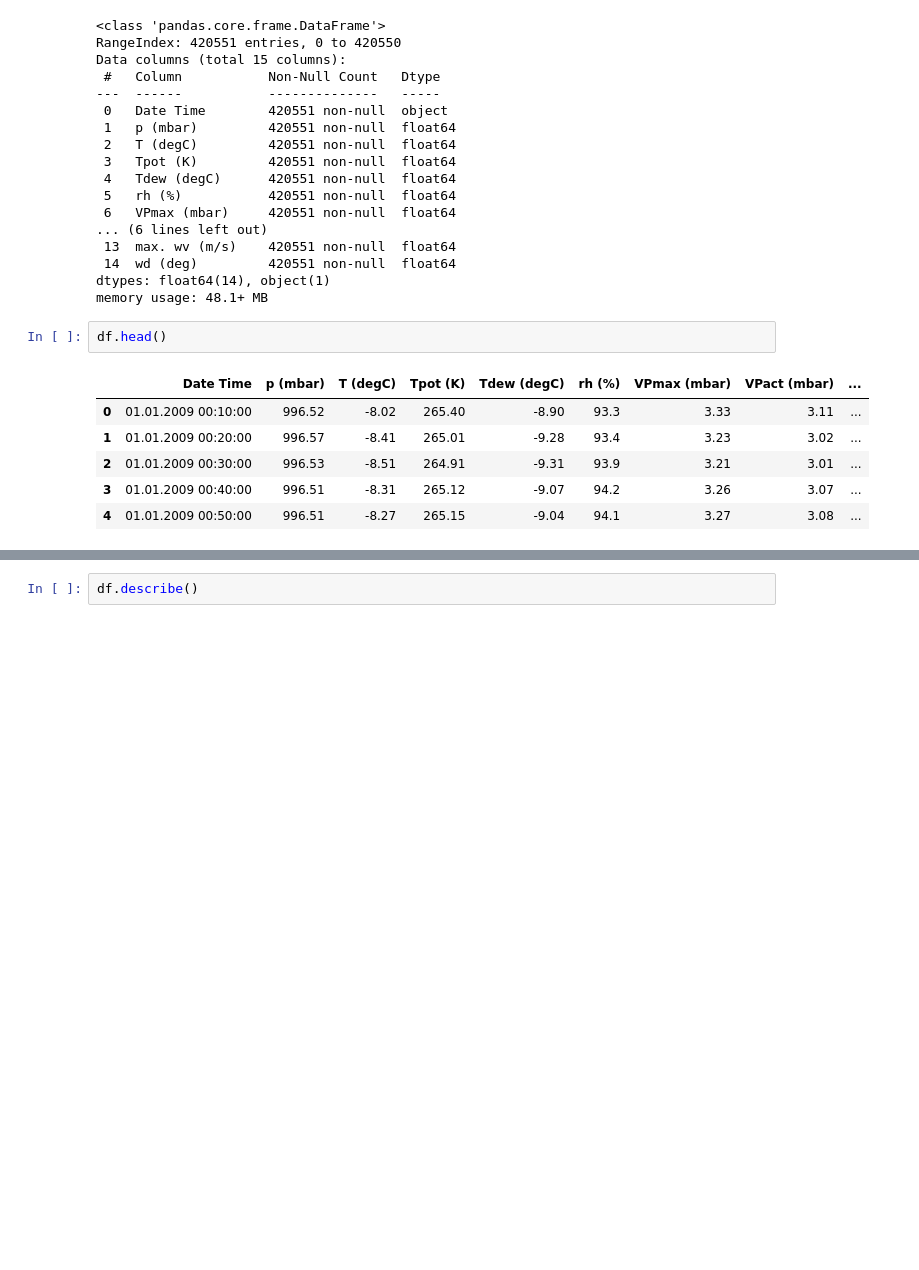
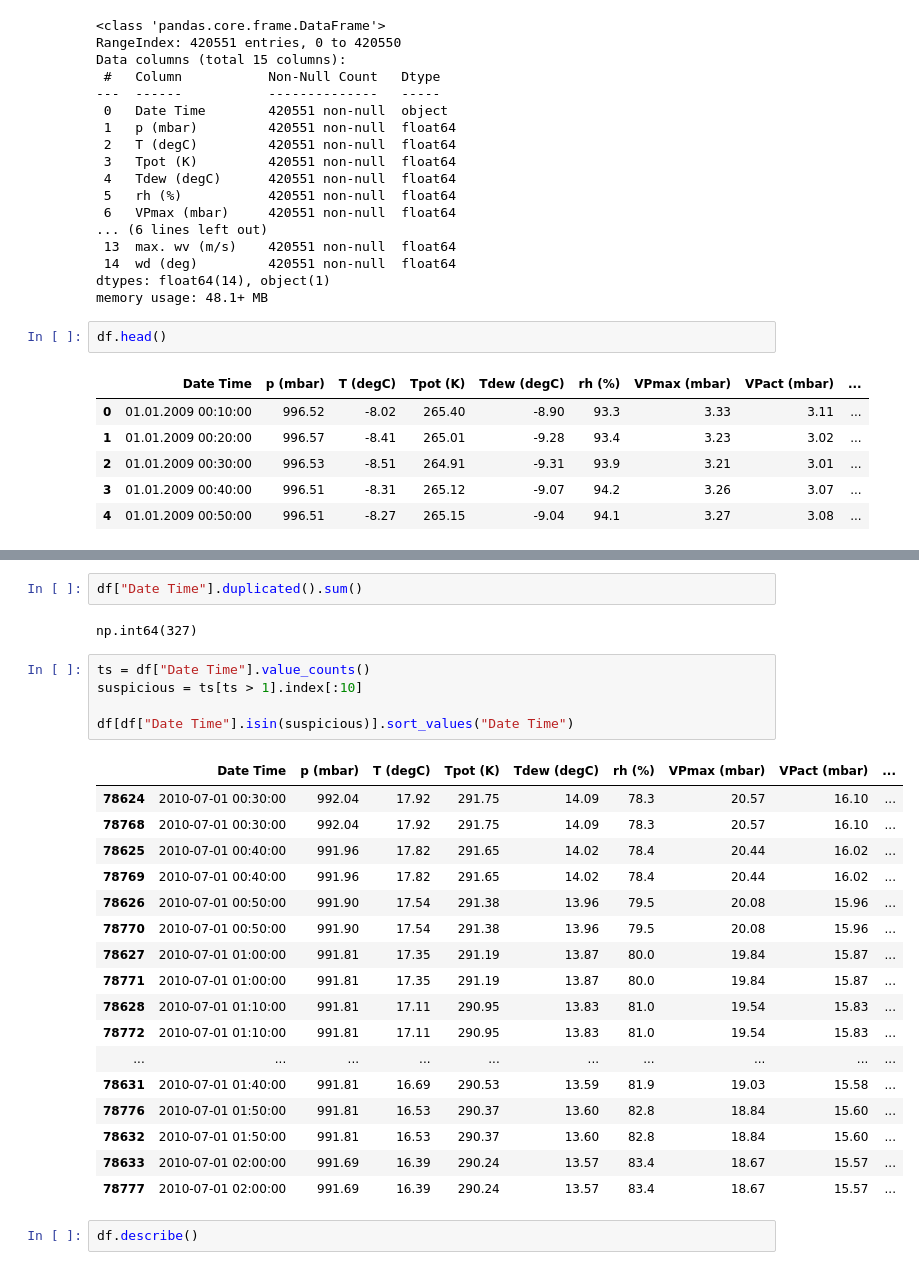
Before and after one commit to eexzzm/anomaly-detection-weather, a Jupyter notebook: notebook/eda.ipynb, the cells around one changed output, grey strips where cells are left out. Cells and saved outputs as stored; diff of their text form; blank space fills up the shorter version.

Commit message:
feat: duplicate values exploration

```diff
--- a/notebook/eda.ipynb
+++ b/notebook/eda.ipynb
@@ -41,3 +81,30 @@ df.head()
+# %%
+df["Date Time"].duplicated().sum()
+# %% [output]
+np.int64(327)
+# %%
+ts = df["Date Time"].value_counts()
+suspicious = ts[ts > 1].index[:10]
+
+df[df["Date Time"].isin(suspicious)].sort_values("Date Time")
+# %% [output]
+|  | Date Time | p (mbar) | T (degC) | Tpot (K) | Tdew (degC) | rh (%) | VPmax (mbar) | VPact (mbar) | ... |
+| 78624 | 2010-07-01 00:30:00 | 992.04 | 17.92 | 291.75 | 14.09 | 78.3 | 20.57 | 16.10 | ... |
+| 78768 | 2010-07-01 00:30:00 | 992.04 | 17.92 | 291.75 | 14.09 | 78.3 | 20.57 | 16.10 | ... |
+| 78625 | 2010-07-01 00:40:00 | 991.96 | 17.82 | 291.65 | 14.02 | 78.4 | 20.44 | 16.02 | ... |
+| 78769 | 2010-07-01 00:40:00 | 991.96 | 17.82 | 291.65 | 14.02 | 78.4 | 20.44 | 16.02 | ... |
+| 78626 | 2010-07-01 00:50:00 | 991.90 | 17.54 | 291.38 | 13.96 | 79.5 | 20.08 | 15.96 | ... |
+| 78770 | 2010-07-01 00:50:00 | 991.90 | 17.54 | 291.38 | 13.96 | 79.5 | 20.08 | 15.96 | ... |
+| 78627 | 2010-07-01 01:00:00 | 991.81 | 17.35 | 291.19 | 13.87 | 80.0 | 19.84 | 15.87 | ... |
+| 78771 | 2010-07-01 01:00:00 | 991.81 | 17.35 | 291.19 | 13.87 | 80.0 | 19.84 | 15.87 | ... |
+| 78628 | 2010-07-01 01:10:00 | 991.81 | 17.11 | 290.95 | 13.83 | 81.0 | 19.54 | 15.83 | ... |
+| 78772 | 2010-07-01 01:10:00 | 991.81 | 17.11 | 290.95 | 13.83 | 81.0 | 19.54 | 15.83 | ... |
+| ... | ... | ... | ... | ... | ... | ... | ... | ... | ... |
+| 78631 | 2010-07-01 01:40:00 | 991.81 | 16.69 | 290.53 | 13.59 | 81.9 | 19.03 | 15.58 | ... |
+| 78776 | 2010-07-01 01:50:00 | 991.81 | 16.53 | 290.37 | 13.60 | 82.8 | 18.84 | 15.60 | ... |
+| 78632 | 2010-07-01 01:50:00 | 991.81 | 16.53 | 290.37 | 13.60 | 82.8 | 18.84 | 15.60 | ... |
+| 78633 | 2010-07-01 02:00:00 | 991.69 | 16.39 | 290.24 | 13.57 | 83.4 | 18.67 | 15.57 | ... |
+| 78777 | 2010-07-01 02:00:00 | 991.69 | 16.39 | 290.24 | 13.57 | 83.4 | 18.67 | 15.57 | ... |
 # %%
 df.describe()
 # %% [output]
```
Also changed, not shown: parts of 4 cells of this notebook.
